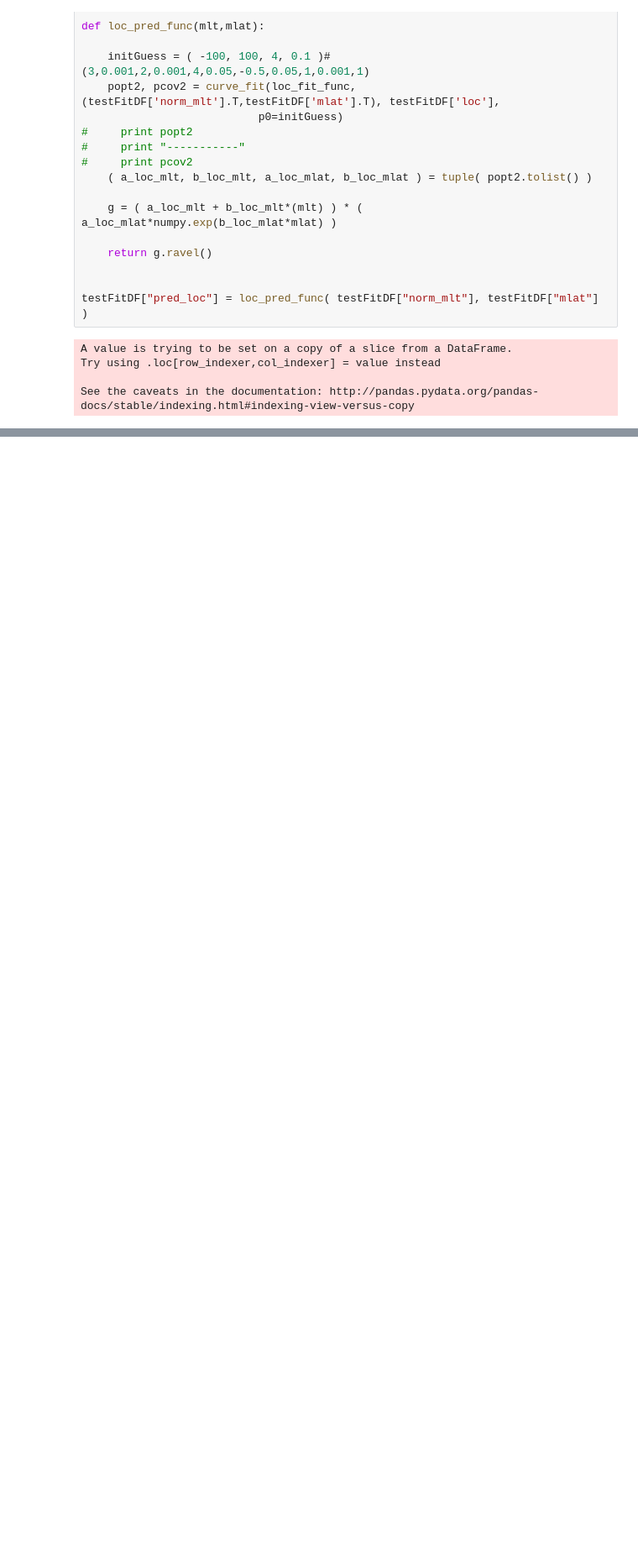
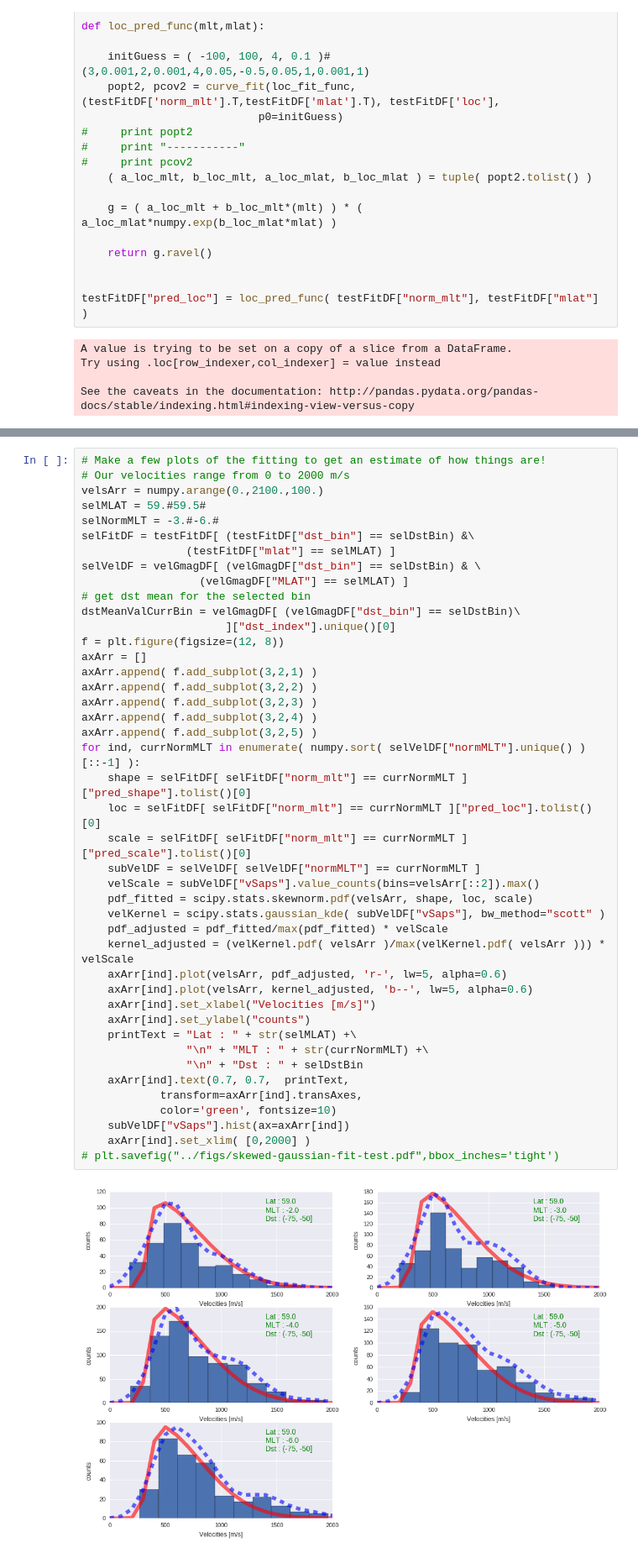
Before and after one commit to bharatreddy/vel-analys, a Jupyter notebook: ipy/test_sg_params.ipynb, the cells around one changed output, grey strips where cells are left out. Shown at 84% size. Saved outputs shown, nothing was run; the diff lists cells and outputs as text; blank space fills up the shorter version.

Commit message:
estimate kde skewnormal

```diff
--- a/ipy/test_sg_params.ipynb
+++ b/ipy/test_sg_params.ipynb
@@ -316,0 +317,45 @@ for ind, currNormMLT in enumerate( numpy.sort( selVelDF["normMLT"].unique() )[::
+# %%
+# Make a few plots of the fitting to get an estimate of how things are!
+# Our velocities range from 0 to 2000 m/s
+velsArr = numpy.arange(0.,2100.,100.)
+selMLAT = 59.#59.5#
+selNormMLT = -3.#-6.#
+selFitDF = testFitDF[ (testFitDF["dst_bin"] == selDstBin) &\
+                (testFitDF["mlat"] == selMLAT) ]
+selVelDF = velGmagDF[ (velGmagDF["dst_bin"] == selDstBin) & \
+                  (velGmagDF["MLAT"] == selMLAT) ]
+# get dst mean for the selected bin
+dstMeanValCurrBin = velGmagDF[ (velGmagDF["dst_bin"] == selDstBin)\
+                      ]["dst_index"].unique()[0]
+f = plt.figure(figsize=(12, 8))
+axArr = []
+axArr.append( f.add_subplot(3,2,1) )
+axArr.append( f.add_subplot(3,2,2) )
+axArr.append( f.add_subplot(3,2,3) )
+axArr.append( f.add_subplot(3,2,4) )
+axArr.append( f.add_subplot(3,2,5) )
+for ind, currNormMLT in enumerate( numpy.sort( selVelDF["normMLT"].unique() )[::-1] ):
+    shape = selFitDF[ selFitDF["norm_mlt"] == currNormMLT ]["pred_shape"].tolist()[0]
+    loc = selFitDF[ selFitDF["norm_mlt"] == currNormMLT ]["pred_loc"].tolist()[0]
+    scale = selFitDF[ selFitDF["norm_mlt"] == currNormMLT ]["pred_scale"].tolist()[0]
+    subVelDF = selVelDF[ selVelDF["normMLT"] == currNormMLT ]
+    velScale = subVelDF["vSaps"].value_counts(bins=velsArr[::2]).max()
+    pdf_fitted = scipy.stats.skewnorm.pdf(velsArr, shape, loc, scale)
+    velKernel = scipy.stats.gaussian_kde( subVelDF["vSaps"], bw_method="scott" )
+    pdf_adjusted = pdf_fitted/max(pdf_fitted) * velScale
+    kernel_adjusted = (velKernel.pdf( velsArr )/max(velKernel.pdf( velsArr ))) * velScale
+    axArr[ind].plot(velsArr, pdf_adjusted, 'r-', lw=5, alpha=0.6)
+    axArr[ind].plot(velsArr, kernel_adjusted, 'b--', lw=5, alpha=0.6)
+    axArr[ind].set_xlabel("Velocities [m/s]")
+    axArr[ind].set_ylabel("counts")
+    printText = "Lat : " + str(selMLAT) +\
+                "\n" + "MLT : " + str(currNormMLT) +\
+                "\n" + "Dst : " + selDstBin
+    axArr[ind].text(0.7, 0.7,  printText,
+            transform=axArr[ind].transAxes,
+            color='green', fontsize=10)
+    subVelDF["vSaps"].hist(ax=axArr[ind])
+    axArr[ind].set_xlim( [0,2000] )
+# plt.savefig("../figs/skewed-gaussian-fit-test.pdf",bbox_inches='tight')
+# %% [output]
+[figure, added]
```
Also changed, not shown: parts of 4 cells of this notebook, 2 other files.
